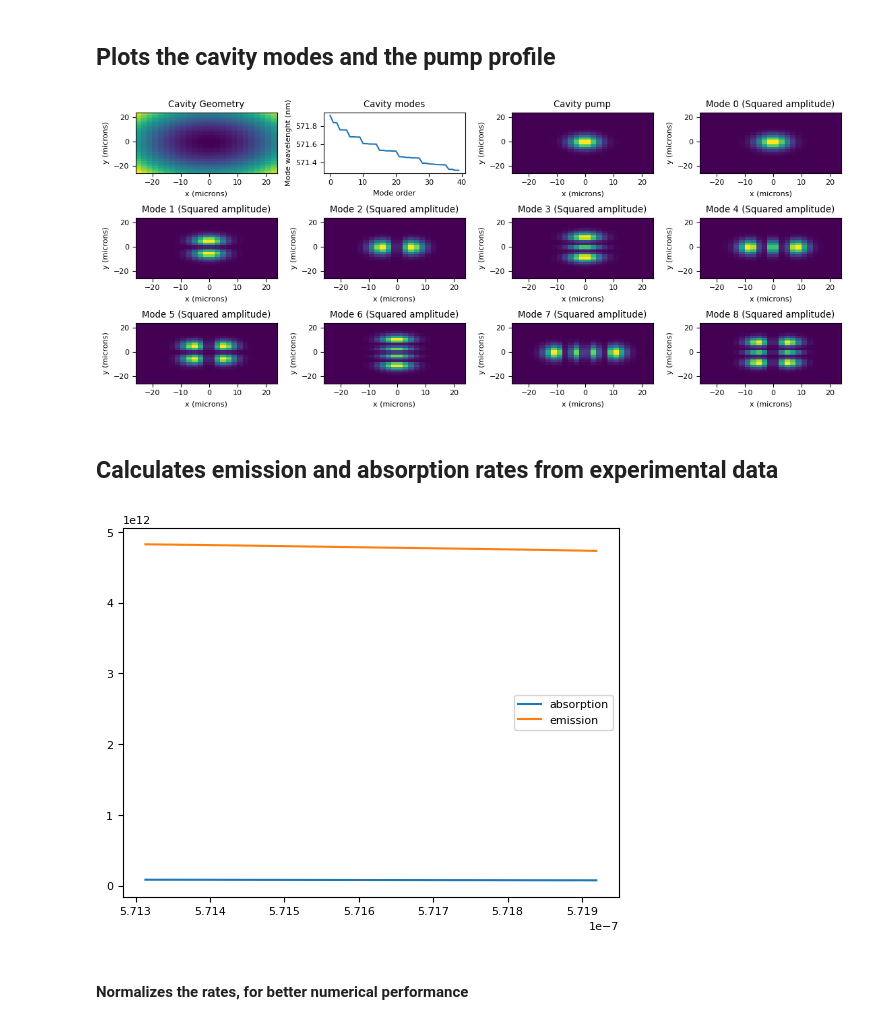
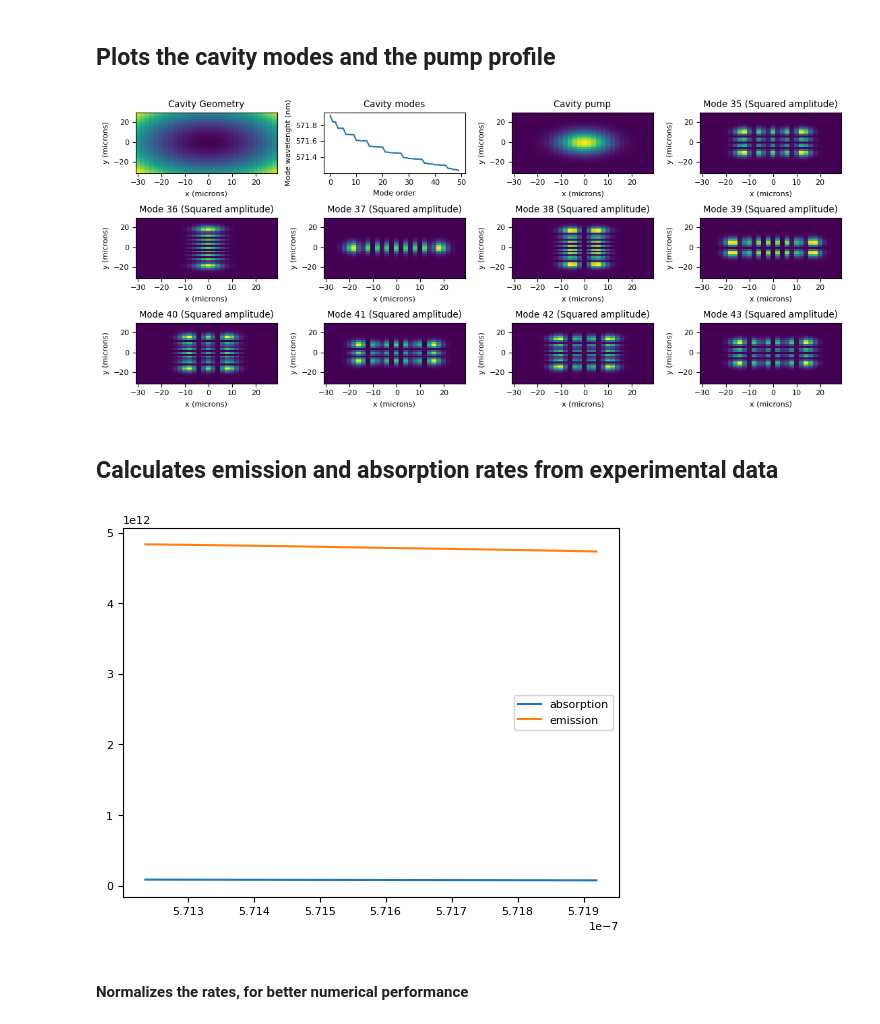
Before and after one commit to phbecimperial/PyPBEC_Semiconductor, a Jupyter notebook: examples/condensation_transitions.ipynb, the cells around one changed output. Saved outputs shown, nothing was run; the diff lists cells and outputs as text; code cells hidden in the pictures.

```diff
--- a/examples/condensation_transitions.ipynb
+++ b/examples/condensation_transitions.ipynb
@@ -16,13 +16,13 @@ sys.path.insert(0, os.path.abspath('..'))
 # %% [markdown]
 ## Calculates the cavity modes for a spherical mirror
 # %%
-grid_size = 50.0*1e-6      # meters
+grid_size = 60.0*1e-6      # meters
 grid_delta = 2*1e-6      # meters
 L0 = 2.0*1e-6              # meters
 q = 10                     # longitudinal mode number
 #n = 2.4
 n=1.43
-n_modes = 40
+n_modes = 50
 feature_RoC = 0.1   # meters
 feature_depth = 0.279*1e-6 # meters
 
@@ -46,18 +49,18 @@ print(lambdas)
 # %% [markdown]
 ## Defines the cavity pump profile
 # %%
-pump_width = 5*1e-6       # meters
+pump_width = 10*1e-6       # meters
 
 X, Y = cavity_modes.get_cavity_grid()
-pump_base = np.exp(-((X)**2+Y**2) / pump_width**2)
+pump_base = np.exp(-((X)**2+(Y)**2) / pump_width**2)
 pump = 1*(pump_base/np.sum(pump_base))
 cavity_modes.load_pump(pump=pump)
 # %% [markdown]
 ## Plots the cavity modes and the pump profile
 # %%
-cavity_modes.plot_cavity(start_mode=0)
+cavity_modes.plot_cavity(start_mode=35)
 # %% [output]
-[figure, old version]
+[figure, new version]
 # %% [markdown]
 ## Calculates emission and absorption rates from experimental data
 # %%
@@ -75,7 +78,7 @@ plt.plot(lambdas, emission_rates, label='emission')
 plt.legend()
 plt.show()
 # %% [output]
-[figure, old version]
+[figure, new version]
 # %% [markdown]
 #### Normalizes the rates, for better numerical performance
 # %%
```
Also changed, not shown: parts of 5 cells of this notebook, 3 other files.
